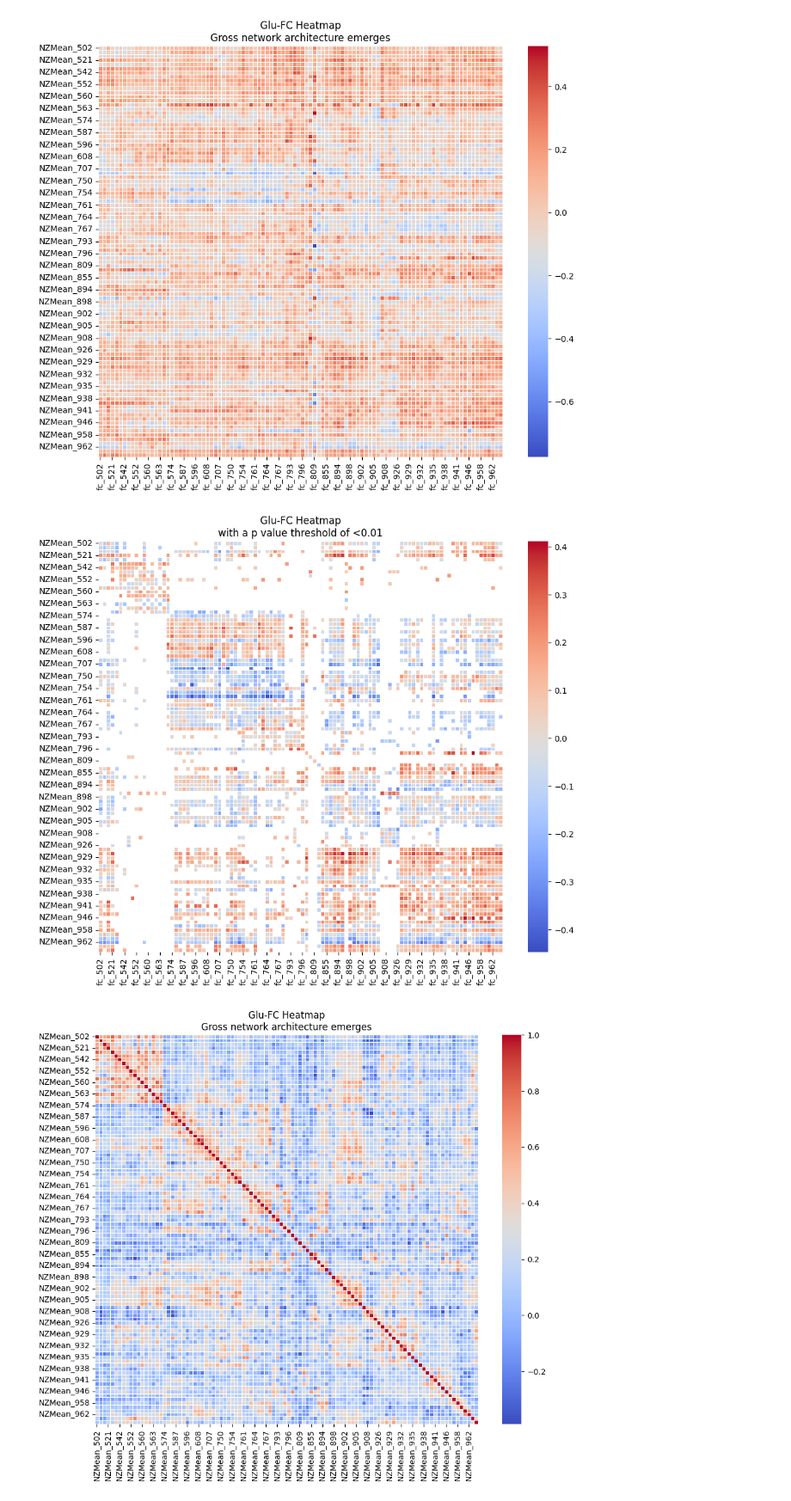
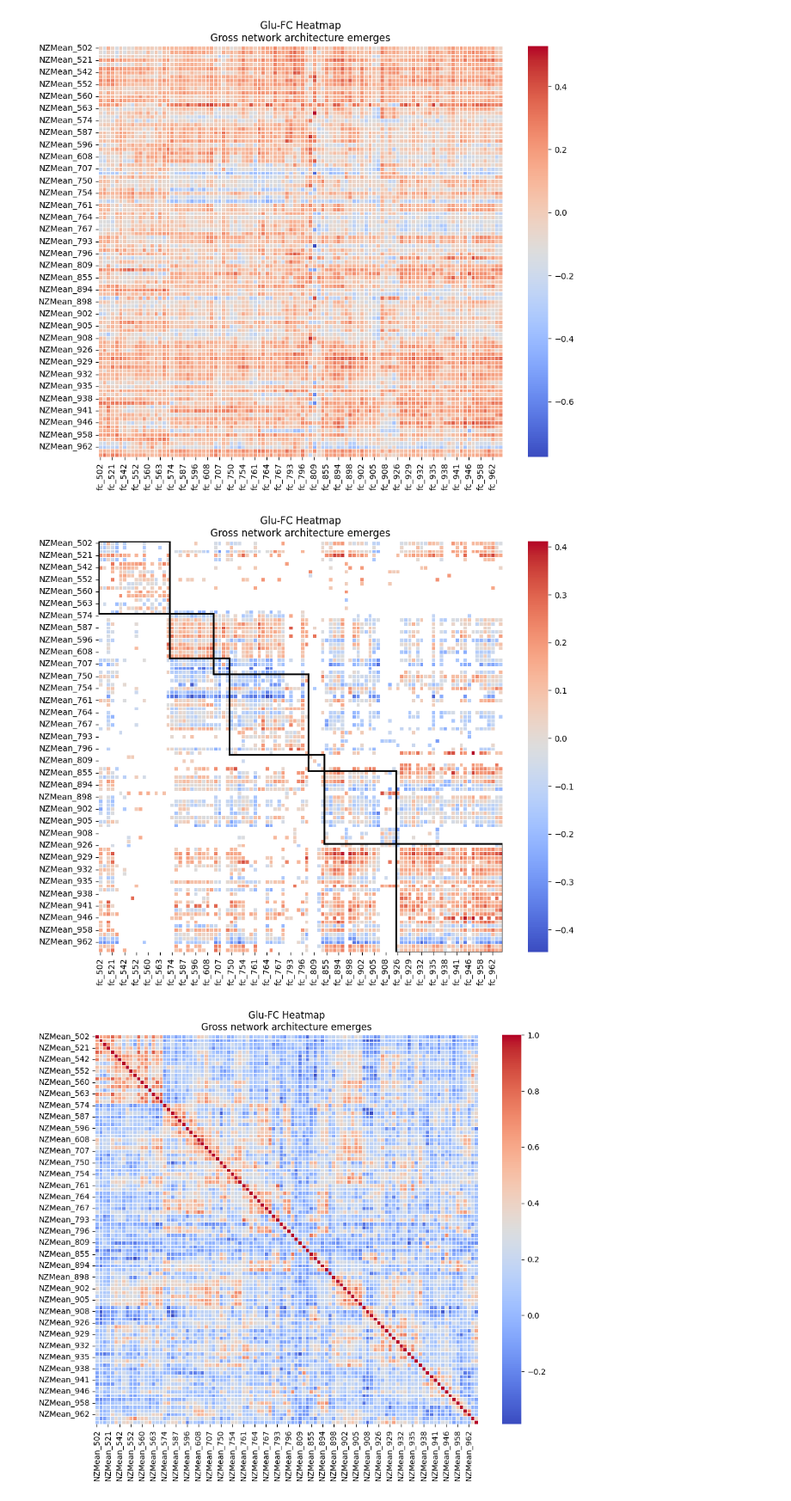
Before and after one commit to pecsok/glucest-rsfmri, a Jupyter notebook: fmri_pipeline/parcellated_pipeline/S1000_figures_gluconnectivity.ipynb, the cells around one changed output. Shown at 86% size. Cells and saved outputs as stored; diff of their text form; code cells hidden in the pictures.

```diff
--- a/fmri_pipeline/parcellated_pipeline/S1000_figures_gluconnectivity.ipynb
+++ b/fmri_pipeline/parcellated_pipeline/S1000_figures_gluconnectivity.ipynb
@@ -102,21 +121,46 @@ plt.title('Glu-FC Heatmap\nGross network architecture emerges')
 plt.show()
 # %% [output]
 [figure]
-# %%
-# Keep only signficant values
-cestfc = corr_df.filter(like="NZ", axis=0).filter(like="fc", axis=1)
-pvals = corr_sig(cestfc)
-pvals
-mask01 = np.invert(np.tril(pvals<0.01))
-mask02 = np.invert(pvals<0.0000001)
-
-
-plt.figure(figsize=(11,9))
-sns.heatmap(cestcorr_df, mask=mask02, annot=False, cmap='coolwarm',linewidth=0.7)
-plt.title('Glu-FC Heatmap\nwith a p value threshold of <0.01')
-plt.show()
-# %% [output]
-[figure, removed]
+# %%
+## CEST-FC Heat map with network boxes.
+
+# List of parcel names (from the index/columns of your cestcorr_df)
+parcel_names = cestcorr_df.index.tolist()
+
+# Define the network numbers to search for
+networks = {
+    'Visual': [502, 567],
+    'Somatomotor': [574, 613],
+    'Dorsal Attention': [692, 712],
+    'Salience': [750, 797],
+    'Limbic': [807, 812 ],
+    'Control': [855, 910],
+    'Default': [926, 974]
+    # Add other networks with their corresponding numbers
+}
+
+# Find the indices for each network
+network_boundaries = []
+for network, nums in networks.items():
+    indices = [i for i, name in enumerate(parcel_names) if any(str(num) in name for num in nums)]
+    if indices:
+        network_boundaries.append((min(indices), max(indices)))
+
+# Plot the heatmap
+plt.figure(figsize=(11, 9))
+sns.heatmap(cestcorr_df, mask=mask02, annot=False, cmap='coolwarm', linewidth=0.7)
+
+# Draw the black boxes around network boundaries
+for (start, end) in network_boundaries:
+    plt.plot([start, end+1], [start, start], color='black', lw=2)  # Top line
+    plt.plot([start, end+1], [end+1, end+1], color='black', lw=2)  # Bottom line
+    plt.plot([start, start], [start, end+1], color='black', lw=2)  # Left line
+    plt.plot([end+1, end+1], [start, end+1], color='black', lw=2)  # Right line
+
+plt.title('Glu-FC Heatmap\nGross network architecture emerges')
+plt.show()
+# %% [output]
+[figure, added]
 # %%
 # Correlation matrix GluCEST-GluCEST
 cestcorr_df = corr_df.filter(like="NZ", axis=0).filter(like="NZ", axis=1)
```
Also changed, not shown: parts of 16 cells of this notebook, 35 other files.
